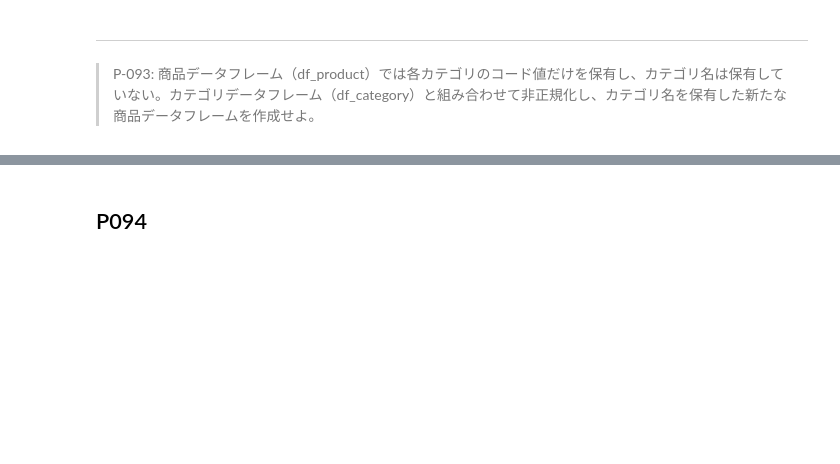
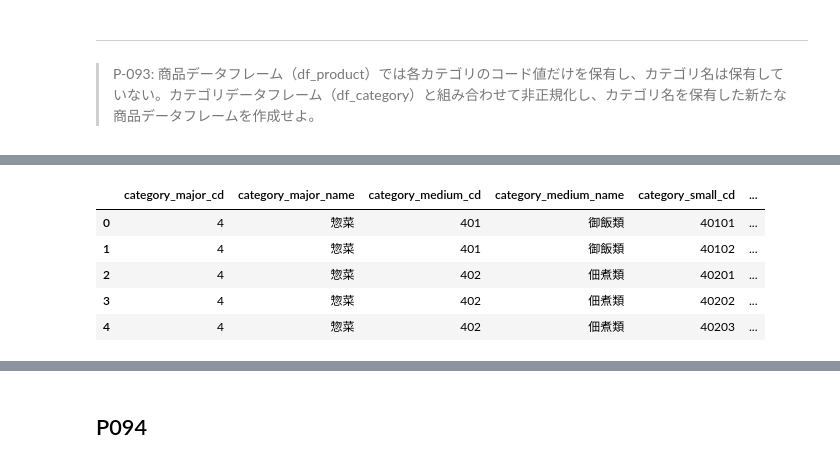
Before and after one commit to okusama27/koan, a Jupyter notebook: 100knock/submit/kame-chan/100_knock_Python(kame-chan).ipynb, the cells around one changed output, grey strips where cells are left out. Cells and saved outputs as stored; diff of their text form; code cells hidden in the pictures; blank space fills up the shorter version.

```diff
--- a/100knock/submit/kame-chan/100_knock_Python(kame-chan).ipynb
+++ b/100knock/submit/kame-chan/100_knock_Python(kame-chan).ipynb
@@ -2543,0 +2618,9 @@ print(len(df89_train), len(df89_test))
+# %%
+df_category.head()
+# %% [output]
+|  | category_major_cd | category_major_name | category_medium_cd | category_medium_name | category_small_cd | ... |
+| 0 | 4 | 惣菜 | 401 | 御飯類 | 40101 | ... |
+| 1 | 4 | 惣菜 | 401 | 御飯類 | 40102 | ... |
+| 2 | 4 | 惣菜 | 402 | 佃煮類 | 40201 | ... |
+| 3 | 4 | 惣菜 | 402 | 佃煮類 | 40202 | ... |
+| 4 | 4 | 惣菜 | 402 | 佃煮類 | 40203 | ... |
```
Also changed, not shown: parts of 20 cells of this notebook.
